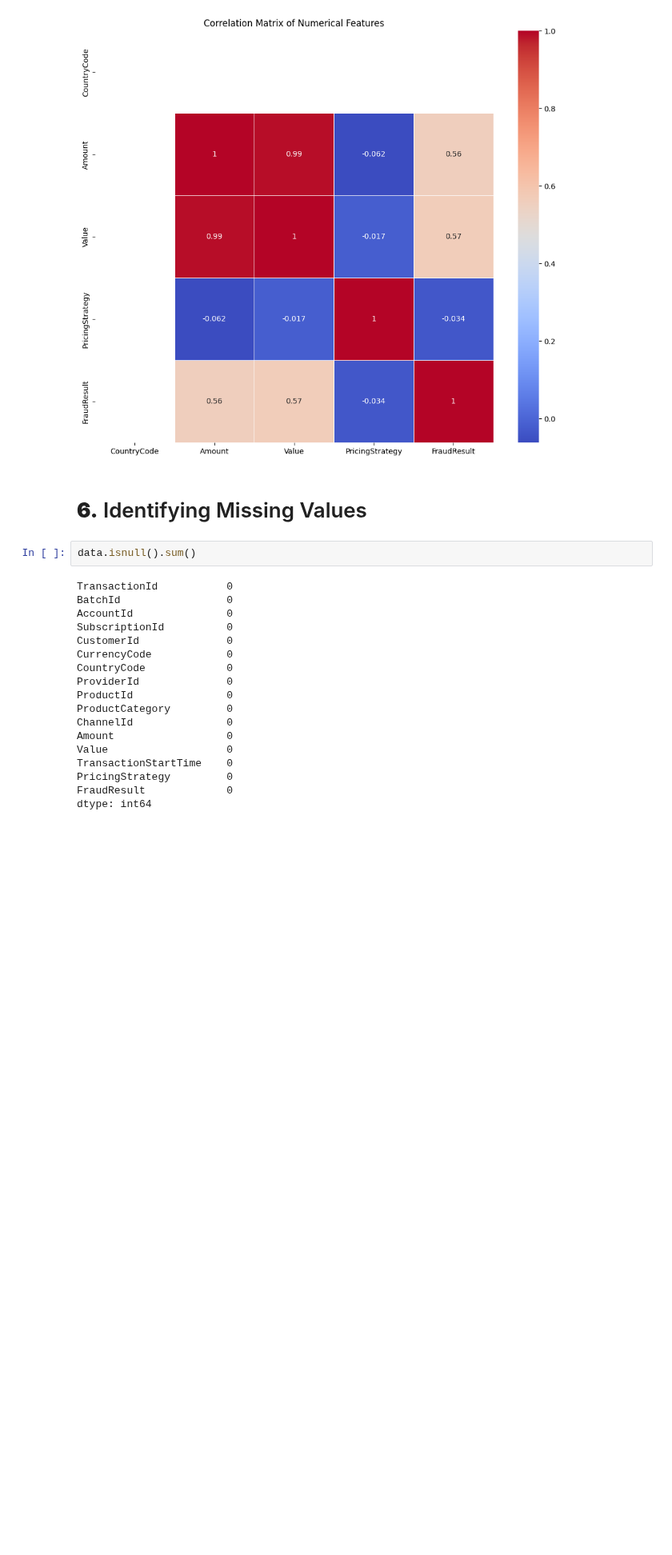
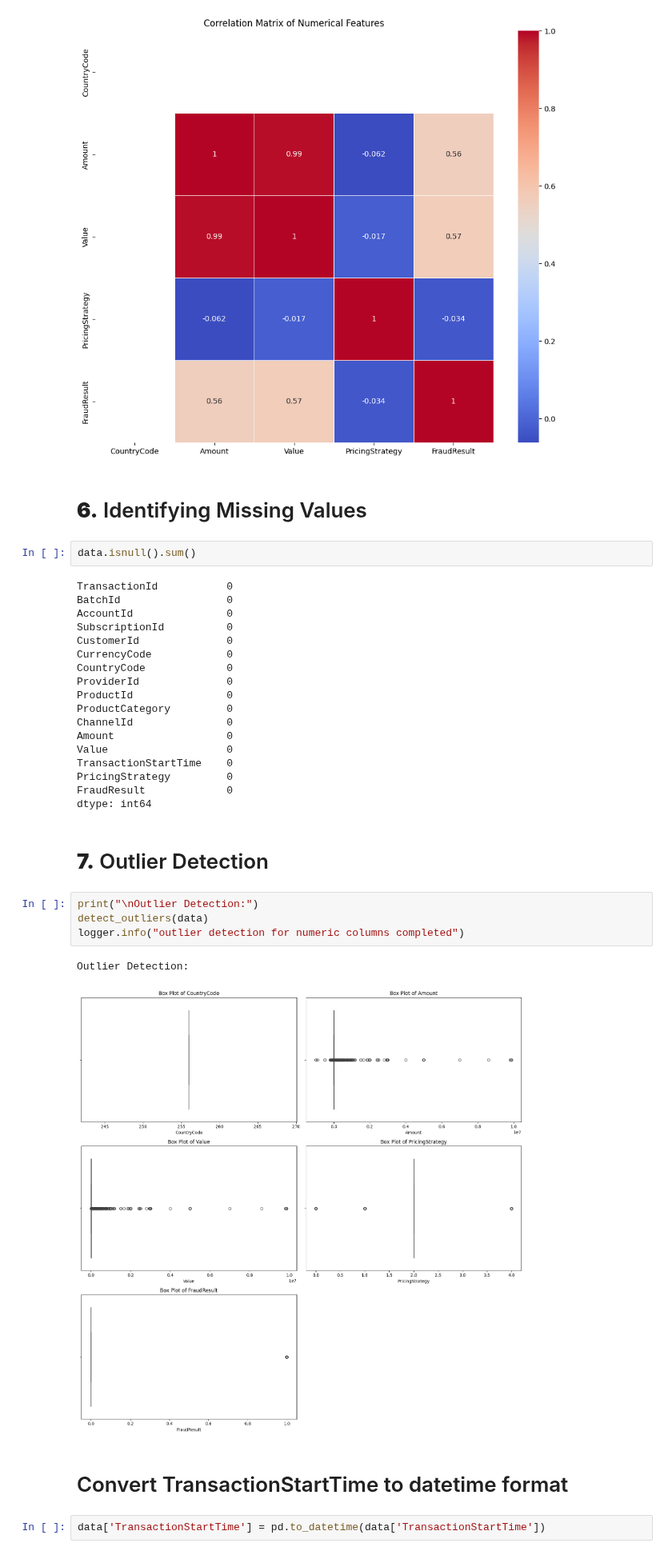
Before and after one commit to nebiyu-getachew/bati-bank-credit-scoring, a Jupyter notebook: notebooks/task_2.ipynb, the cells around one changed output. Shown at 80% size. Drawn from its saved outputs; the diff is of its cells as text; blank space fills up the shorter version.

Commit message:
Outlier Detection

```diff
--- a/notebooks/task_2.ipynb
+++ b/notebooks/task_2.ipynb
@@ -171,3 +171,16 @@ TransactionStartTime    0
 PricingStrategy         0
 FraudResult             0
 dtype: int64
+# %% [markdown]
+# **7.** Outlier Detection
+# %%
+print("\nOutlier Detection:")
+detect_outliers(data)
+logger.info("outlier detection for numeric columns completed")
+# %% [output]
+Outlier Detection:
+[figure, added]
+# %% [markdown]
+# Convert TransactionStartTime to datetime format
+# %%
+data['TransactionStartTime'] = pd.to_datetime(data['TransactionStartTime'])
```
Also changed, not shown: 1 other file.
